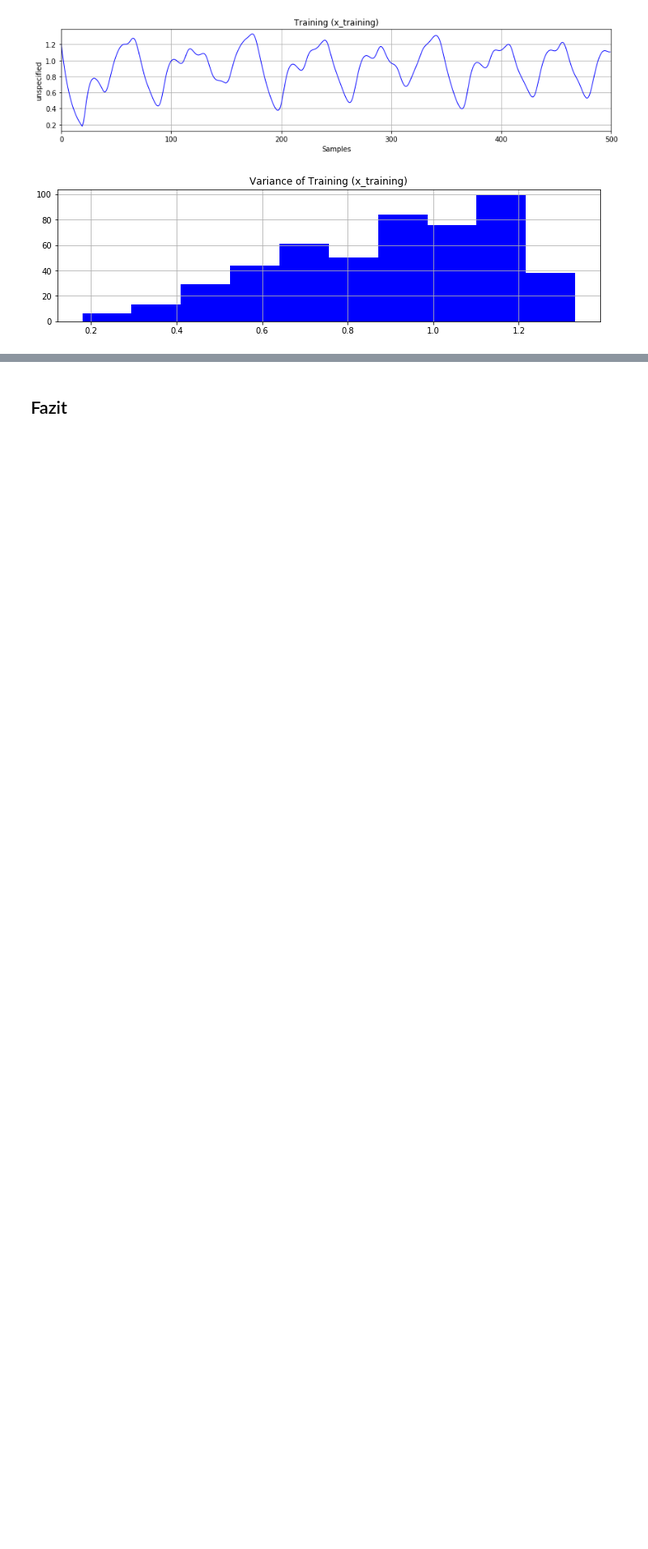
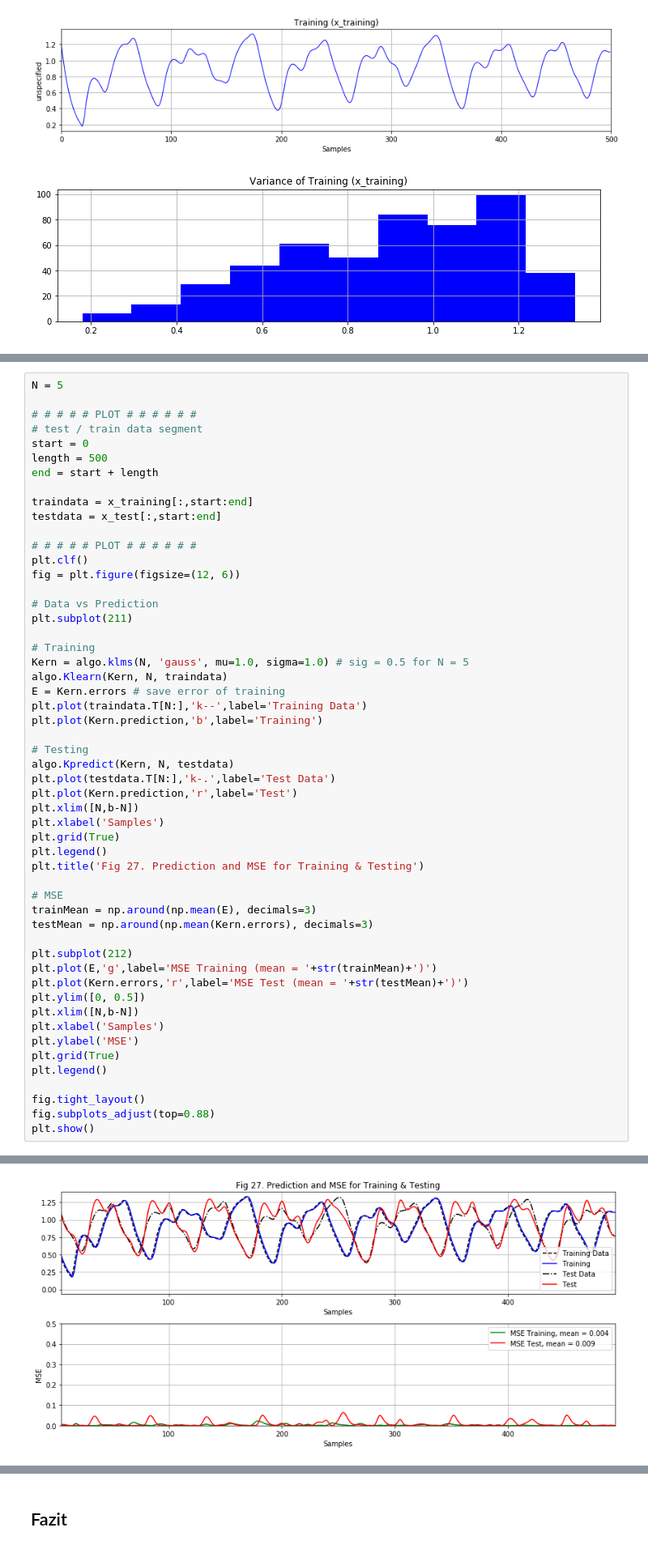
Before and after one commit to xhain/Systemidentifikation, a Jupyter notebook: python/Systemidentifikation.ipynb, the cells around one changed output, grey strips where cells are left out. Shown at 81% size. Cells and saved outputs as stored; diff of their text form; blank space fills up the shorter version.

```diff
--- a/python/Systemidentifikation.ipynb
+++ b/python/Systemidentifikation.ipynb
@@ -673,0 +649,54 @@ Der KLMS scheint für die Auswahl der Hyperparameter $N$, $\mu$ und $\sigma$ äu
+# %%
+N = 5
+
+# # # # # PLOT # # # # # #
+# test / train data segment
+start = 0
+length = 500
+end = start + length
+
+traindata = x_training[:,start:end]
+testdata = x_test[:,start:end]
+
+# # # # # PLOT # # # # # #
+plt.clf()
+fig = plt.figure(figsize=(12, 6))
+
+# Data vs Prediction
+plt.subplot(211)
+
+# Training
+Kern = algo.klms(N, 'gauss', mu=1.0, sigma=1.0) # sig = 0.5 for N = 5
+algo.Klearn(Kern, N, traindata)
+E = Kern.errors # save error of training
+plt.plot(traindata.T[N:],'k--',label='Training Data')
+plt.plot(Kern.prediction,'b',label='Training')
+
+# Testing
+algo.Kpredict(Kern, N, testdata)
+plt.plot(testdata.T[N:],'k-.',label='Test Data')
+plt.plot(Kern.prediction,'r',label='Test')
+plt.xlim([N,b-N])
+plt.xlabel('Samples')
+plt.grid(True)
+plt.legend()
+plt.title('Fig 27. Prediction and MSE for Training & Testing')
+
+# MSE
+trainMean = np.around(np.mean(E), decimals=3)
+testMean = np.around(np.mean(Kern.errors), decimals=3)
+
+plt.subplot(212)
+plt.plot(E,'g',label='MSE Training (mean = '+str(trainMean)+')')
+plt.plot(Kern.errors,'r',label='MSE Test (mean = '+str(testMean)+')')
+plt.ylim([0, 0.5])
+plt.xlim([N,b-N])
+plt.xlabel('Samples')
+plt.ylabel('MSE')
+plt.grid(True)
+plt.legend()
+
+fig.tight_layout()
+fig.subplots_adjust(top=0.88)
+plt.show()
+# %% [output]
@@ -673,0 +705 @@ Der KLMS scheint für die Auswahl der Hyperparameter $N$, $\mu$ und $\sigma$ äu
+[figure, added]
```
Also changed, not shown: parts of 20 cells of this notebook, 3 other files.
